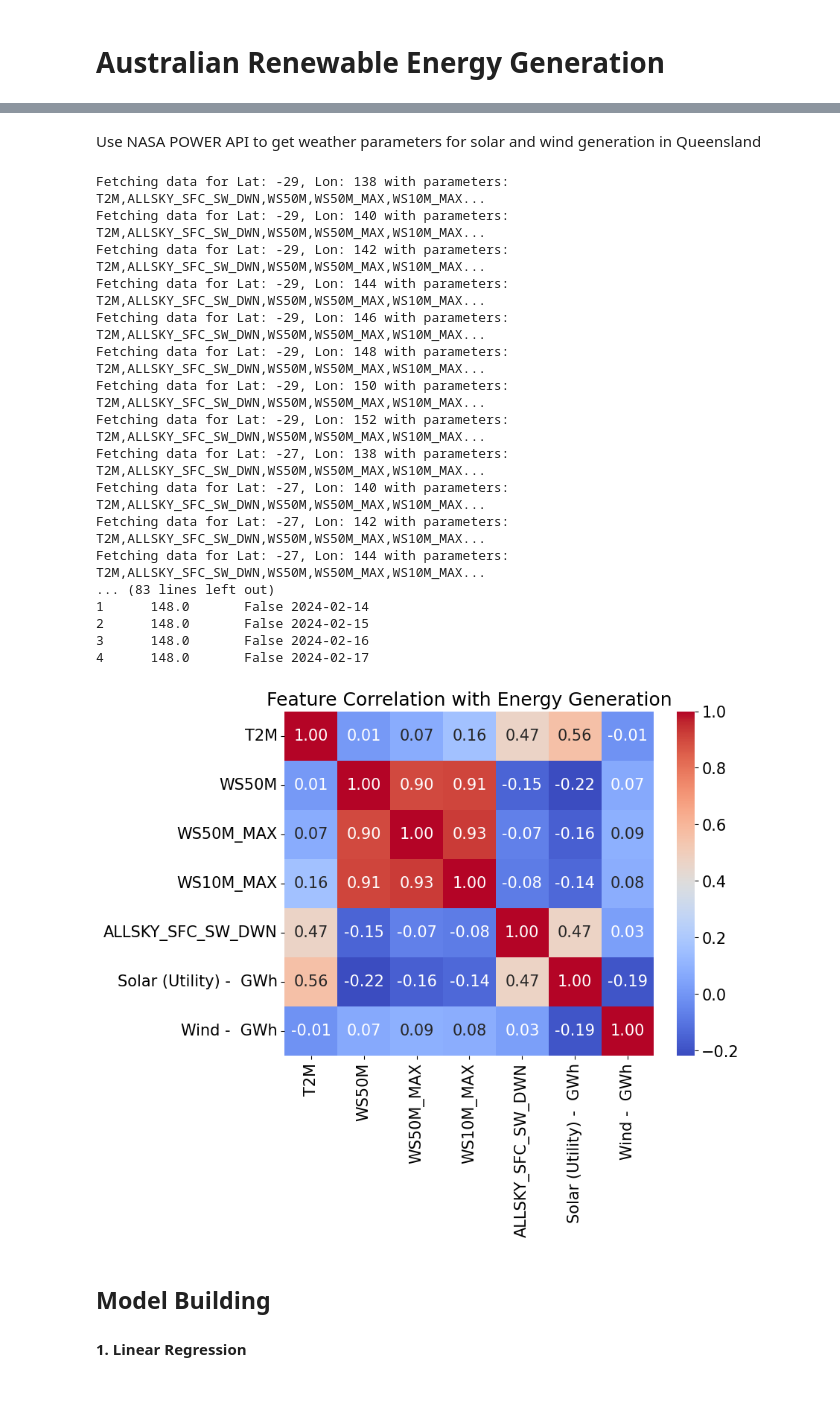
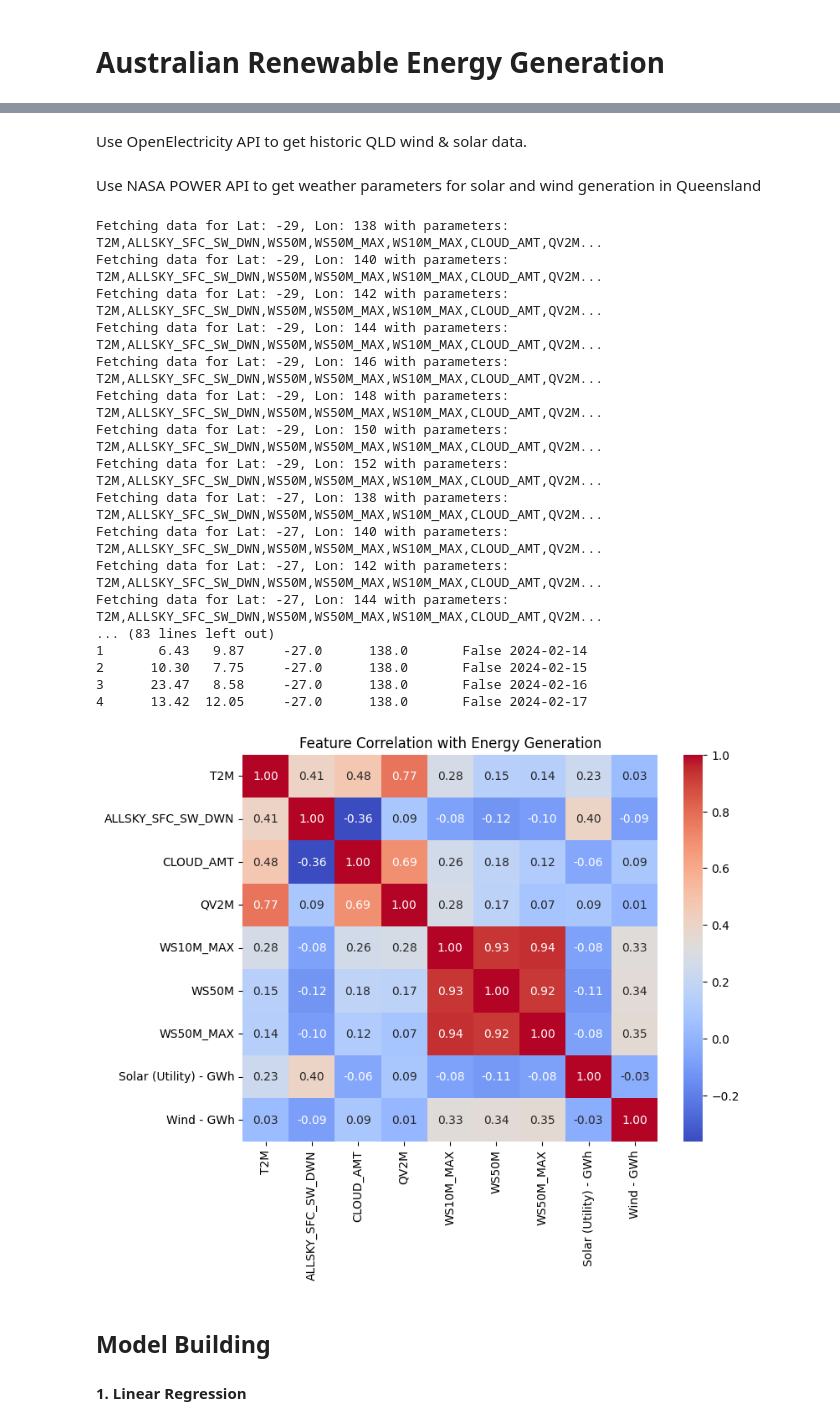
Before and after one commit to Pomtam/Energy-Generation-Forecast, a Jupyter notebook: EnergyGenerationModelling.ipynb, the cells around one changed output, grey strips where cells are left out. Saved outputs shown, nothing was run; the diff lists cells and outputs as text; code cells hidden in the pictures; blank space fills up the shorter version.

Commit message:
Updated to fetch history generation, and weather forecast data from OpenElectricty and Open-Meteo.

```diff
--- a/EnergyGenerationModelling.ipynb
+++ b/EnergyGenerationModelling.ipynb
@@ -53,0 +56,2 @@ plt.show()
+# %% [markdown]
+Use OpenElectricity API to get historic QLD wind & solar data.
@@ -74,9 +141,9 @@ wind_farm_coords = [
 ]
 
 # Parameters for weather data
-parameters = "T2M,ALLSKY_SFC_SW_DWN,WS50M,WS50M_MAX,WS10M_MAX"       # Temperature, Solar Radiation, Wind Speed at 50m and its maximum
+parameters = "T2M,ALLSKY_SFC_SW_DWN,WS50M,WS50M_MAX,WS10M_MAX,CLOUD_AMT,QV2M"       # Temperature, Solar Radiation, Wind Speed at 50m and its maximum, cloud cover and humidity
 start_date = "20240213"
-end_date = "20250213"
+end_date = "20250212"
 
 # Store results
 all_data = []
@@ -137,42 +204,42 @@ WeatherData_df = WeatherData_df.replace(invalid_value, np.nan).dropna()
 # Drop rows in EnergyGeneration_df if no corresponding date in WeatherData_df
 EnergyGeneration_clean_df = EnergyGeneration_df[EnergyGeneration_df['Date'].isin(WeatherData_df['Date'])]
 # %% [output]
-Fetching data for Lat: -29, Lon: 138 with parameters: T2M,ALLSKY_SFC_SW_DWN,WS50M,WS50M_MAX,WS10M_MAX...
-Fetching data for Lat: -29, Lon: 140 with parameters: T2M,ALLSKY_SFC_SW_DWN,WS50M,WS50M_MAX,WS10M_MAX...
-Fetching data for Lat: -29, Lon: 142 with parameters: T2M,ALLSKY_SFC_SW_DWN,WS50M,WS50M_MAX,WS10M_MAX...
-Fetching data for Lat: -29, Lon: 144 with parameters: T2M,ALLSKY_SFC_SW_DWN,WS50M,WS50M_MAX,WS10M_MAX...
-Fetching data for Lat: -29, Lon: 146 with parameters: T2M,ALLSKY_SFC_SW_DWN,WS50M,WS50M_MAX,WS10M_MAX...
-Fetching data for Lat: -29, Lon: 148 with parameters: T2M,ALLSKY_SFC_SW_DWN,WS50M,WS50M_MAX,WS10M_MAX...
-Fetching data for Lat: -29, Lon: 150 with parameters: T2M,ALLSKY_SFC_SW_DWN,WS50M,WS50M_MAX,WS10M_MAX...
-Fetching data for Lat: -29, Lon: 152 with parameters: T2M,ALLSKY_SFC_SW_DWN,WS50M,WS50M_MAX,WS10M_MAX...
-Fetching data for Lat: -27, Lon: 138 with parameters: T2M,ALLSKY_SFC_SW_DWN,WS50M,WS50M_MAX,WS10M_MAX...
-Fetching data for Lat: -27, Lon: 140 with parameters: T2M,ALLSKY_SFC_SW_DWN,WS50M,WS50M_MAX,WS10M_MAX...
-Fetching data for Lat: -27, Lon: 142 with parameters: T2M,ALLSKY_SFC_SW_DWN,WS50M,WS50M_MAX,WS10M_MAX...
-Fetching data for Lat: -27, Lon: 144 with parameters: T2M,ALLSKY_SFC_SW_DWN,WS50M,WS50M_MAX,WS10M_MAX...
+Fetching data for Lat: -29, Lon: 138 with parameters: T2M,ALLSKY_SFC_SW_DWN,WS50M,WS50M_MAX,WS10M_MAX,CLOUD_AMT,QV2M...
+Fetching data for Lat: -29, Lon: 140 with parameters: T2M,ALLSKY_SFC_SW_DWN,WS50M,WS50M_MAX,WS10M_MAX,CLOUD_AMT,QV2M...
+Fetching data for Lat: -29, Lon: 142 with parameters: T2M,ALLSKY_SFC_SW_DWN,WS50M,WS50M_MAX,WS10M_MAX,CLOUD_AMT,QV2M...
+Fetching data for Lat: -29, Lon: 144 with parameters: T2M,ALLSKY_SFC_SW_DWN,WS50M,WS50M_MAX,WS10M_MAX,CLOUD_AMT,QV2M...
+Fetching data for Lat: -29, Lon: 146 with parameters: T2M,ALLSKY_SFC_SW_DWN,WS50M,WS50M_MAX,WS10M_MAX,CLOUD_AMT,QV2M...
+Fetching data for Lat: -29, Lon: 148 with parameters: T2M,ALLSKY_SFC_SW_DWN,WS50M,WS50M_MAX,WS10M_MAX,CLOUD_AMT,QV2M...
+Fetching data for Lat: -29, Lon: 150 with parameters: T2M,ALLSKY_SFC_SW_DWN,WS50M,WS50M_MAX,WS10M_MAX,CLOUD_AMT,QV2M...
+Fetching data for Lat: -29, Lon: 152 with parameters: T2M,ALLSKY_SFC_SW_DWN,WS50M,WS50M_MAX,WS10M_MAX,CLOUD_AMT,QV2M...
+Fetching data for Lat: -27, Lon: 138 with parameters: T2M,ALLSKY_SFC_SW_DWN,WS50M,WS50M_MAX,WS10M_MAX,CLOUD_AMT,QV2M...
+Fetching data for Lat: -27, Lon: 140 with parameters: T2M,ALLSKY_SFC_SW_DWN,WS50M,WS50M_MAX,WS10M_MAX,CLOUD_AMT,QV2M...
+Fetching data for Lat: -27, Lon: 142 with parameters: T2M,ALLSKY_SFC_SW_DWN,WS50M,WS50M_MAX,WS10M_MAX,CLOUD_AMT,QV2M...
+Fetching data for Lat: -27, Lon: 144 with parameters: T2M,ALLSKY_SFC_SW_DWN,WS50M,WS50M_MAX,WS10M_MAX,CLOUD_AMT,QV2M...
 ... (83 lines left out)
-1      148.0       False 2024-02-14
-2      148.0       False 2024-02-15
-3      148.0       False 2024-02-16
-4      148.0       False 2024-02-17
+1       6.43   9.87     -27.0      138.0       False 2024-02-14
+2      10.30   7.75     -27.0      138.0       False 2024-02-15
+3      23.47   8.58     -27.0      138.0       False 2024-02-16
+4      13.42  12.05     -27.0      138.0       False 2024-02-17
 # %%
 ### Data Exploration: Check correlation between variables
 import seaborn as sns
 import matplotlib.pyplot as plt
 
-
 # Merge WeatherData_df and EnergyGeneration_df on Date
 merged_df = pd.merge(WeatherData_df, EnergyGeneration_clean_df, on="Date", how="inner")
 
 # Select only relevant columns
-correlation_matrix = merged_df[["T2M", "WS50M", "WS50M_MAX", "WS10M_MAX", "ALLSKY_SFC_SW_DWN", "Solar (Utility) -  GWh", "Wind -  GWh"]].corr()
+# correlation_matrix = merged_df[["T2M", "WS50M", "WS50M_MAX", "WS10M_MAX", "ALLSKY_SFC_SW_DWN", "Solar (Utility) -  GWh", "Solar (Rooftop) -  GWh", "Wind -  GWh"]].corr()
+correlation_matrix = merged_df[["T2M","ALLSKY_SFC_SW_DWN","CLOUD_AMT", "QV2M", "WS10M_MAX","WS50M", "WS50M_MAX", "Solar (Utility) - GWh", "Wind - GWh"]].corr()
 
 # Plot correlation heatmap
 plt.figure(figsize=(8, 6))
 sns.heatmap(correlation_matrix, annot=True, cmap="coolwarm", fmt=".2f")
 plt.title("Feature Correlation with Energy Generation")
 plt.show()
 # %% [output]
-[figure, old version]
+[figure, new version]
 # %% [markdown]
 ## Model Building
 #### 1. Linear Regression
```
Also changed, not shown: parts of 17 cells of this notebook, 3 other files.
